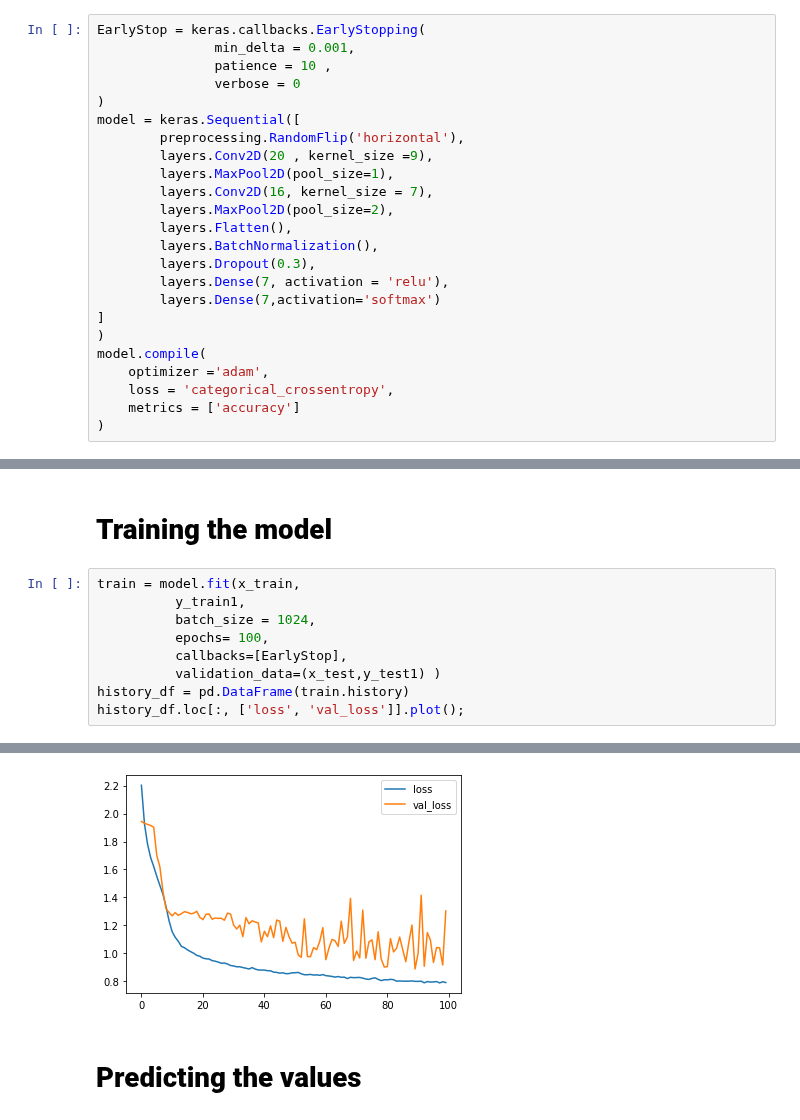
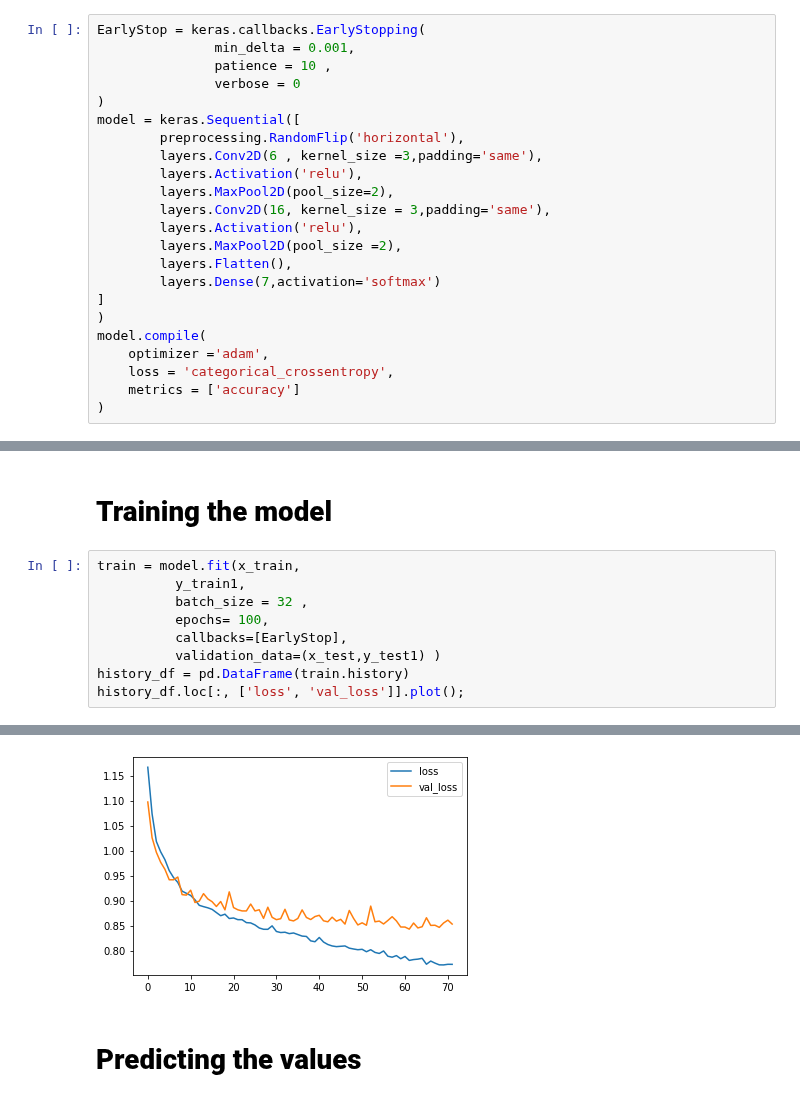
Before and after one commit to Suyashiitr/kaggle, a Jupyter notebook: skin-cancer-classification-cnn.ipynb, the cells around one changed output, grey strips where cells are left out. Cells and saved outputs as stored; diff of their text form.

```diff
--- a/skin-cancer-classification-cnn.ipynb
+++ b/skin-cancer-classification-cnn.ipynb
@@ -107,14 +107,13 @@ EarlyStop = keras.callbacks.EarlyStopping(
 )
 model = keras.Sequential([
         preprocessing.RandomFlip('horizontal'),
-        layers.Conv2D(20 , kernel_size =9),
-        layers.MaxPool2D(pool_size=1),
-        layers.Conv2D(16, kernel_size = 7),
+        layers.Conv2D(6 , kernel_size =3,padding='same'),
+        layers.Activation('relu'),
         layers.MaxPool2D(pool_size=2),
+        layers.Conv2D(16, kernel_size = 3,padding='same'),
+        layers.Activation('relu'),
+        layers.MaxPool2D(pool_size =2),
         layers.Flatten(),
-        layers.BatchNormalization(),
-        layers.Dropout(0.3),
-        layers.Dense(7, activation = 'relu'),
         layers.Dense(7,activation='softmax')
 ]
 )
@@ -154,7 +153,7 @@ y_test1 = to_categorical(y_test, num_classes=7)
 # %%
 train = model.fit(x_train,
           y_train1,
-          batch_size = 1024,
+          batch_size = 32 ,
           epochs= 100,
           callbacks=[EarlyStop],
           validation_data=(x_test,y_test1) )
@@ -181,4 +180,4 @@ Epoch 100/100
-[figure, old version]
+[figure, new version]
 # %% [markdown]
 # **Predicting the values**
 # %%
```
Also changed, not shown: parts of 3 cells of this notebook.
